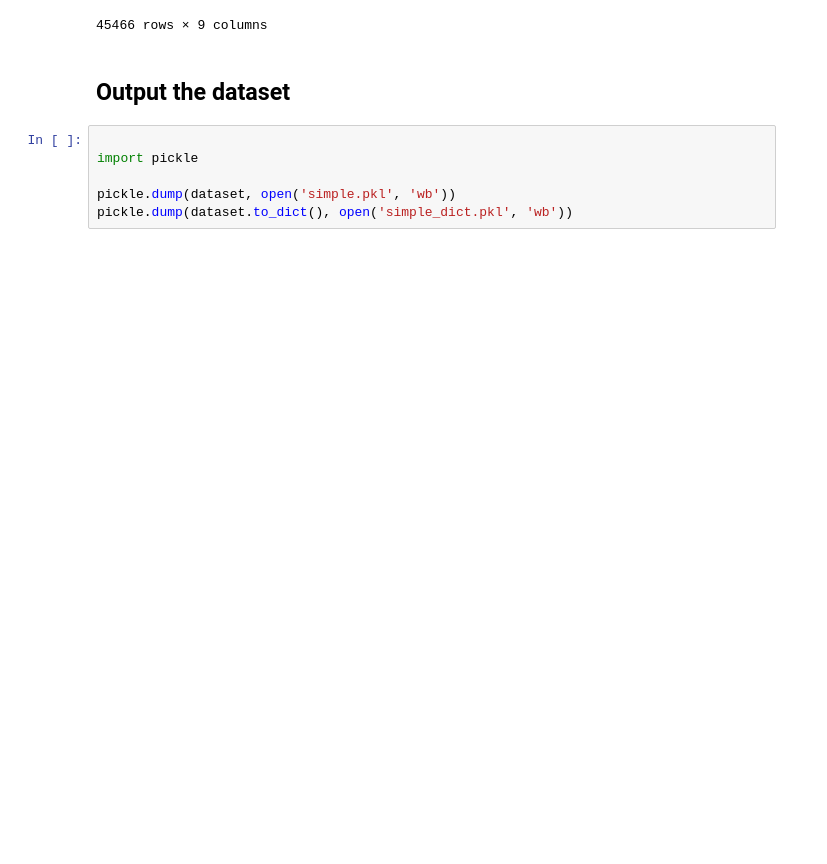
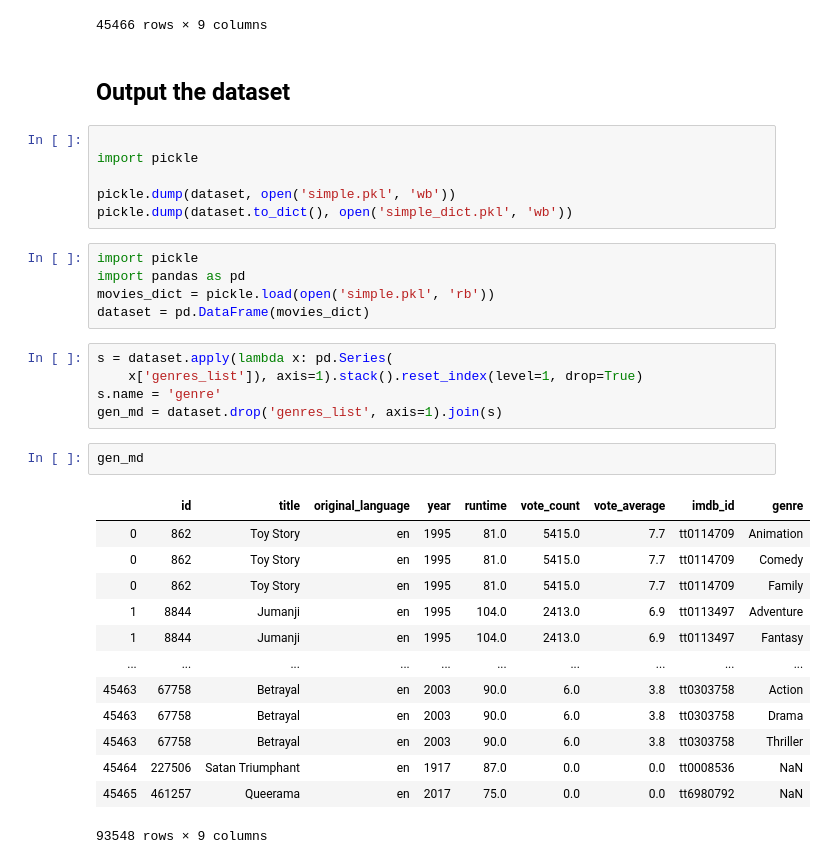
Before and after one commit to XiaoxuanLu/Movie_recommender_system, a Jupyter notebook: Simple_recommender.ipynb, the cells around one changed output. Saved outputs shown, nothing was run; the diff lists cells and outputs as text; blank space fills up the shorter version.

Commit message:
simple

```diff
--- a/Simple_recommender.ipynb
+++ b/Simple_recommender.ipynb
@@ -555,3 +555,29 @@ import pickle
 
 pickle.dump(dataset, open('simple.pkl', 'wb'))
 pickle.dump(dataset.to_dict(), open('simple_dict.pkl', 'wb'))
+# %%
+import pickle
+import pandas as pd
+movies_dict = pickle.load(open('simple.pkl', 'rb'))
+dataset = pd.DataFrame(movies_dict)
+# %%
+s = dataset.apply(lambda x: pd.Series(
+    x['genres_list']), axis=1).stack().reset_index(level=1, drop=True)
+s.name = 'genre'
+gen_md = dataset.drop('genres_list', axis=1).join(s)
+# %%
+gen_md
+# %% [output]
+|  | id | title | original_language | year | runtime | vote_count | vote_average | imdb_id | genre |
+| 0 | 862 | Toy Story | en | 1995 | 81.0 | 5415.0 | 7.7 | tt0114709 | Animation |
+| 0 | 862 | Toy Story | en | 1995 | 81.0 | 5415.0 | 7.7 | tt0114709 | Comedy |
+| 0 | 862 | Toy Story | en | 1995 | 81.0 | 5415.0 | 7.7 | tt0114709 | Family |
+| 1 | 8844 | Jumanji | en | 1995 | 104.0 | 2413.0 | 6.9 | tt0113497 | Adventure |
+| 1 | 8844 | Jumanji | en | 1995 | 104.0 | 2413.0 | 6.9 | tt0113497 | Fantasy |
+| ... | ... | ... | ... | ... | ... | ... | ... | ... | ... |
+| 45463 | 67758 | Betrayal | en | 2003 | 90.0 | 6.0 | 3.8 | tt0303758 | Action |
+| 45463 | 67758 | Betrayal | en | 2003 | 90.0 | 6.0 | 3.8 | tt0303758 | Drama |
+| 45463 | 67758 | Betrayal | en | 2003 | 90.0 | 6.0 | 3.8 | tt0303758 | Thriller |
+| 45464 | 227506 | Satan Triumphant | en | 1917 | 87.0 | 0.0 | 0.0 | tt0008536 | NaN |
+| 45465 | 461257 | Queerama | en | 2017 | 75.0 | 0.0 | 0.0 | tt6980792 | NaN |
+93548 rows × 9 columns
```
